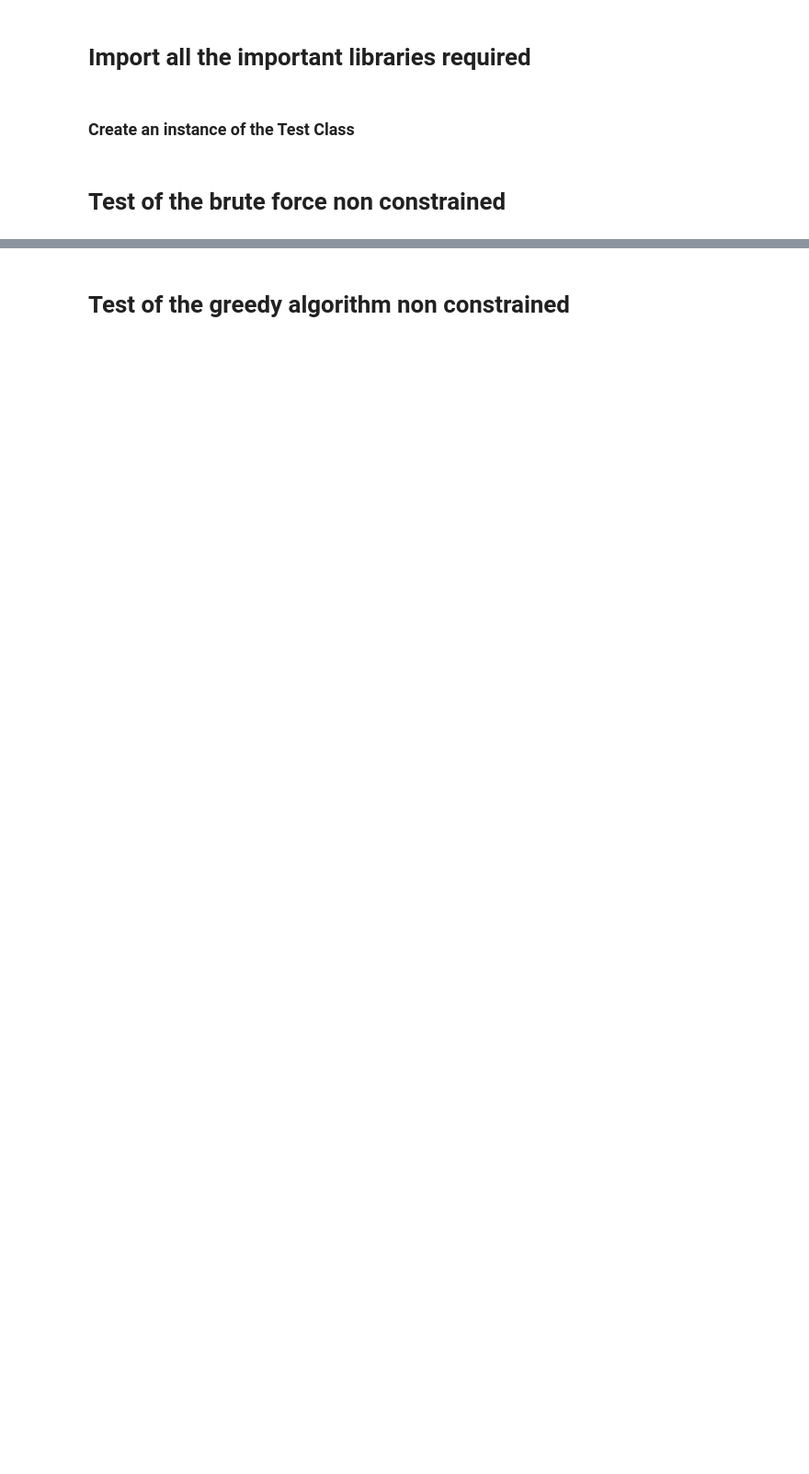
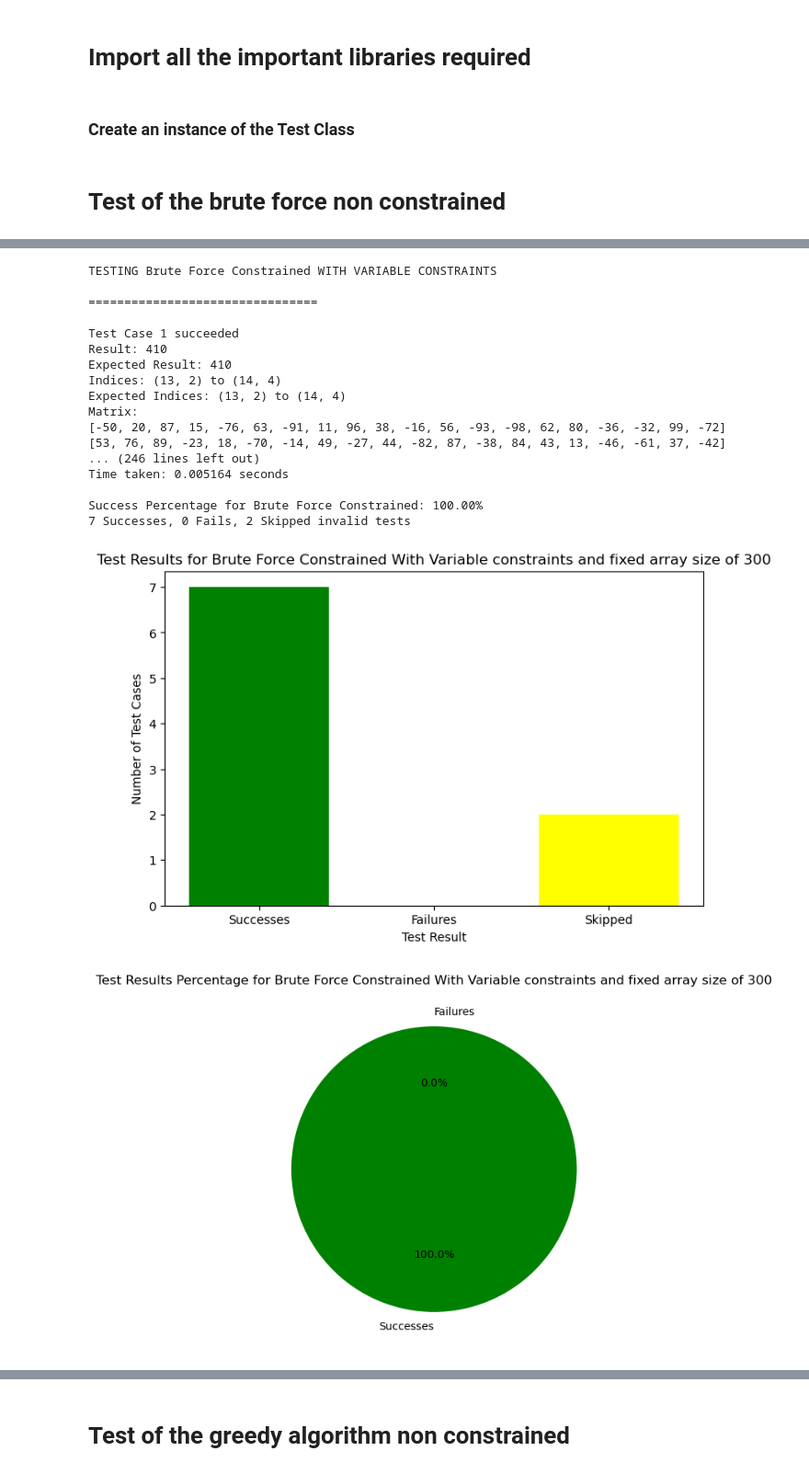
Before and after one commit to Amrithya/Advanced-Algorithm-Project-2023-2024, a Jupyter notebook: main_amgad.ipynb, the cells around one changed output, grey strips where cells are left out. Shown at 92% size. Cells and saved outputs as stored; diff of their text form; code cells hidden in the pictures; blank space fills up the shorter version.

```diff
--- a/main_amgad.ipynb
+++ b/main_amgad.ipynb
@@ -43,0 +46,24 @@ Matrix:
+# %%
+algorithm_name = "Brute Force Constrained"
+test_results= test_algorithm_instance.run_algorithm_tests(brute_force_constrained, algorithm_name,constrained_type='variable')
+create_test_result_plots(test_results,algorithm_name)
+# %% [output]
+TESTING Brute Force Constrained WITH VARIABLE CONSTRAINTS
+
+================================
+
+Test Case 1 succeeded
+Result: 410
+Expected Result: 410
+Indices: (13, 2) to (14, 4)
+Expected Indices: (13, 2) to (14, 4)
+Matrix:
+[-50, 20, 87, 15, -76, 63, -91, 11, 96, 38, -16, 56, -93, -98, 62, 80, -36, -32, 99, -72]
+[53, 76, 89, -23, 18, -70, -14, 49, -27, 44, -82, 87, -38, 84, 43, 13, -46, -61, 37, -42]
+... (246 lines left out)
+Time taken: 0.005164 seconds
+
+Success Percentage for Brute Force Constrained: 100.00%
+7 Successes, 0 Fails, 2 Skipped invalid tests
+[figure, added]
+[figure, added]
```
Also changed, not shown: parts of 9 cells of this notebook, 6 other files.
